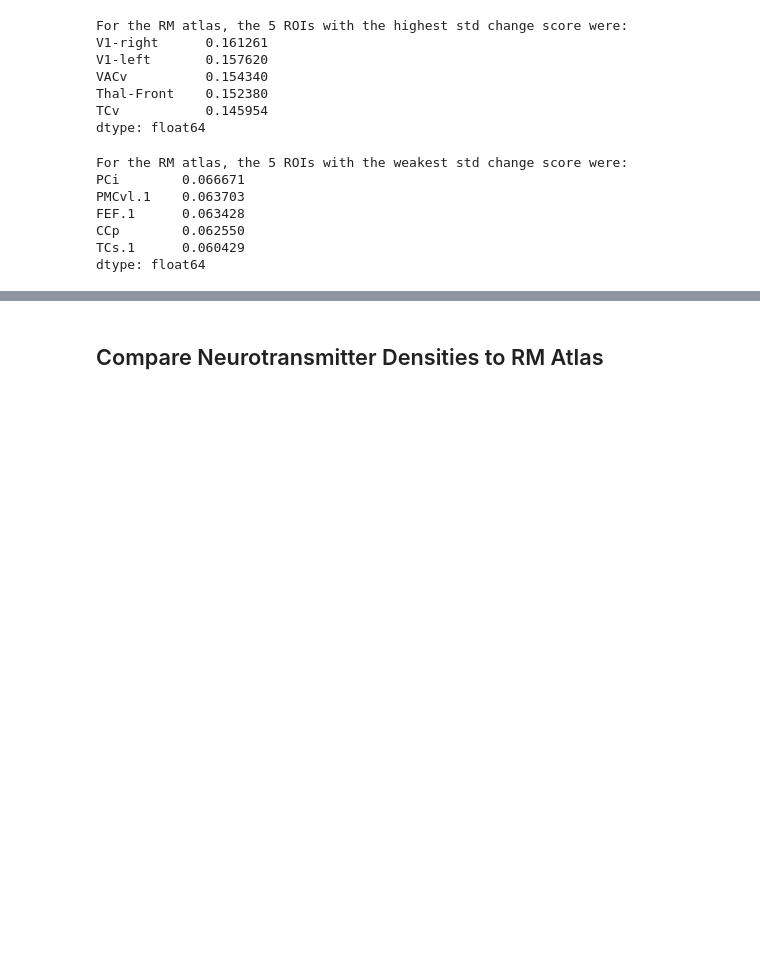
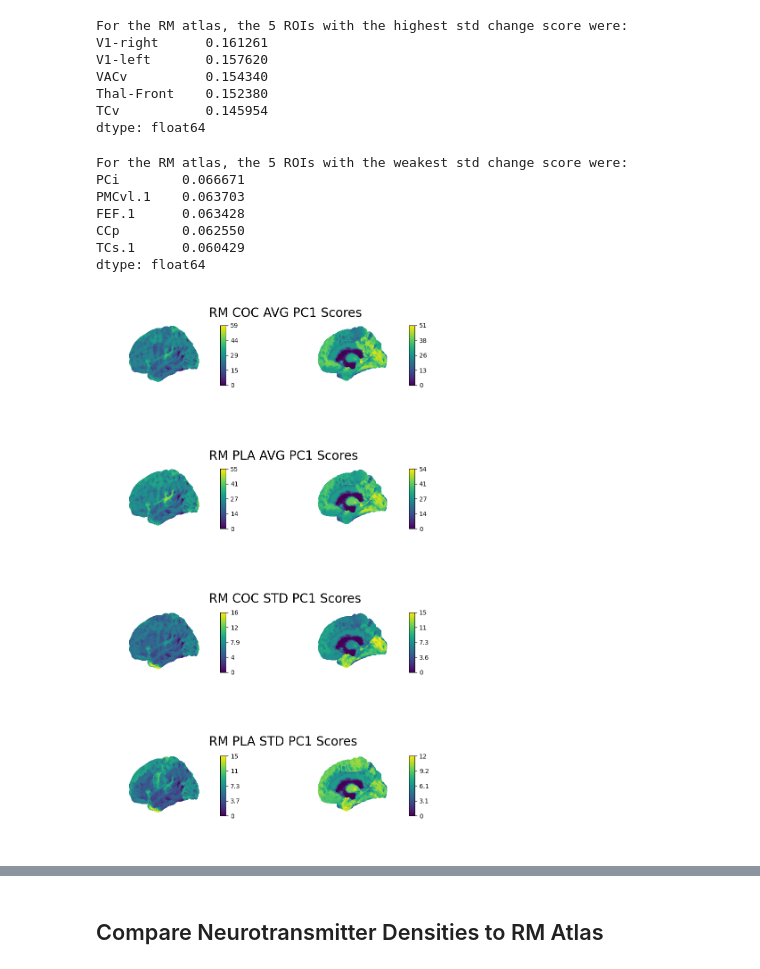
Before and after one commit to LuisA00/ResearchElective_Maastricht2023, a Jupyter notebook: ComparingAtlasesToNeurotransmittersDensities.ipynb, the cells around one changed output, grey strips where cells are left out. Cells and saved outputs as stored; diff of their text form; code cells hidden in the pictures; blank space fills up the shorter version.

Commit message:
Updated RM results.

```diff
--- a/ComparingAtlasesToNeurotransmittersDensities.ipynb
+++ b/ComparingAtlasesToNeurotransmittersDensities.ipynb
@@ -658,3 +658,26 @@ FEF.1      0.063428
 CCp        0.062550
 TCs.1      0.060429
 dtype: float64
+# %%
+# Load nii files.
+RM_COC_AVG_PC_path = "GitHub/ResearchElective_Maastricht2023/RM_AveragePC1Scores_COC.nii.gz"
+RM_COC_STD_PC_path = "GitHub/ResearchElective_Maastricht2023/RM_StdPC1Scores_COC.nii.gz"
+RM_PLA_AVG_PC_path = "GitHub/ResearchElective_Maastricht2023/RM_AveragePC1Scores_PLA.nii.gz"
+RM_PLA_STD_PC_path = "GitHub/ResearchElective_Maastricht2023/RM_StdPC1Scores_PLA.nii.gz"
+RM_PC_AVG_Change_path = "GitHub/ResearchElective_Maastricht2023/RM_AveragePC1Scores_Change.nii.gz"
+RM_PC_STD_Change_path = "GitHub/ResearchElective_Maastricht2023/RM_STDPC1Scores_Change.nii.gz"
+
+RM_COC_AVG_PC_file = nib.load(RM_COC_AVG_PC_path)
+RM_COC_STD_PC_file = nib.load(RM_COC_STD_PC_path)
+RM_PLA_AVG_PC_file = nib.load(RM_PLA_AVG_PC_path)
+RM_PLA_STD_PC_file = nib.load(RM_PLA_STD_PC_path)
+RM_PC_AVG_Change_file = nib.load(RM_PC_AVG_Change_path)
+RM_PC_STD_Change_file = nib.load(RM_PC_STD_Change_path)
+# %%
+# Show brain maps for COC and PLA (AVG & STD).
+
+rm_titles = ['RM COC AVG PC1 Scores', 'RM PLA AVG PC1 Scores', 'RM COC STD PC1 Scores', 'RM PLA STD PC1 Scores']
+
+plot_brainmaps_results(RM_COC_AVG_PC_file, RM_COC_STD_PC_file, RM_PLA_AVG_PC_file, RM_PLA_STD_PC_file, rm_titles)
+# %% [output]
+[figure, added]
```
Also changed, not shown: parts of 6 cells of this notebook, 14 other files.
